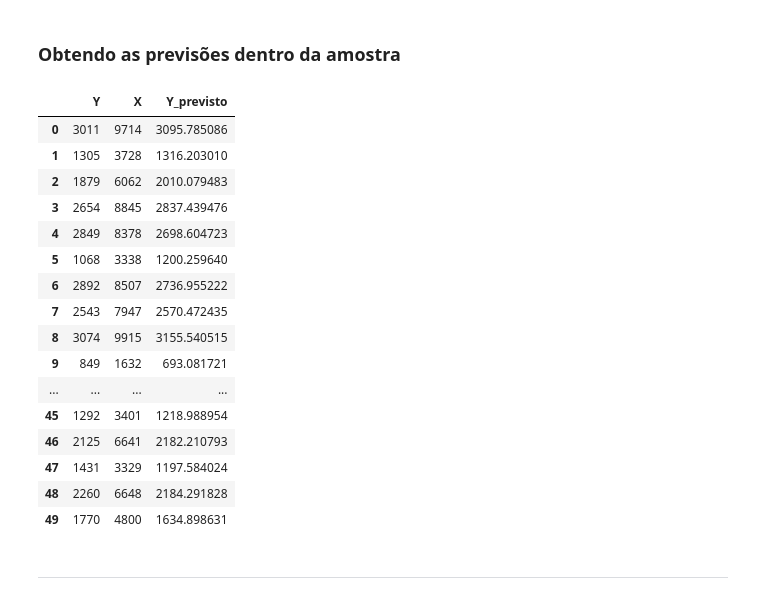
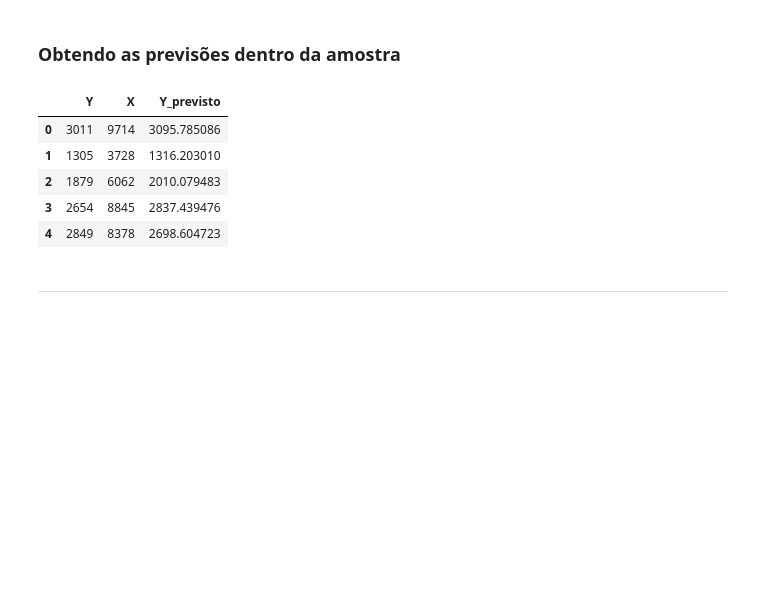
Before and after one commit to fcardosoo/Alura-012-Estatistica-com-Python-Correlacao-e-Regressao, a Jupyter notebook: Curso_de_Estatística_Parte_4.ipynb, the cells around one changed output. Saved outputs shown, nothing was run; the diff lists cells and outputs as text; code cells hidden in the pictures; blank space fills up the shorter version.

```diff
--- a/Curso_de_Estatística_Parte_4.ipynb
+++ b/Curso_de_Estatística_Parte_4.ipynb
@@ -280,25 +280,14 @@ strong multicollinearity or other numerical problems.
 ### Obtendo as previsões dentro da amostra
 # %%
 dataset['Y_previsto'] = resultado_regressao.predict()
-dataset
+dataset.head()
 # %% [output]
 |  | Y | X | Y_previsto |
 | 0 | 3011 | 9714 | 3095.785086 |
 | 1 | 1305 | 3728 | 1316.203010 |
 | 2 | 1879 | 6062 | 2010.079483 |
 | 3 | 2654 | 8845 | 2837.439476 |
 | 4 | 2849 | 8378 | 2698.604723 |
-| 5 | 1068 | 3338 | 1200.259640 |
-| 6 | 2892 | 8507 | 2736.955222 |
-| 7 | 2543 | 7947 | 2570.472435 |
-| 8 | 3074 | 9915 | 3155.540515 |
-| 9 | 849 | 1632 | 693.081721 |
-| ... | ... | ... | ... |
-| 45 | 1292 | 3401 | 1218.988954 |
-| 46 | 2125 | 6641 | 2182.210793 |
-| 47 | 1431 | 3329 | 1197.584024 |
-| 48 | 2260 | 6648 | 2184.291828 |
-| 49 | 1770 | 4800 | 1634.898631 |
 # %% [markdown]
 ---
 # %% [markdown]
```
Also changed, not shown: parts of 14 cells of this notebook.
